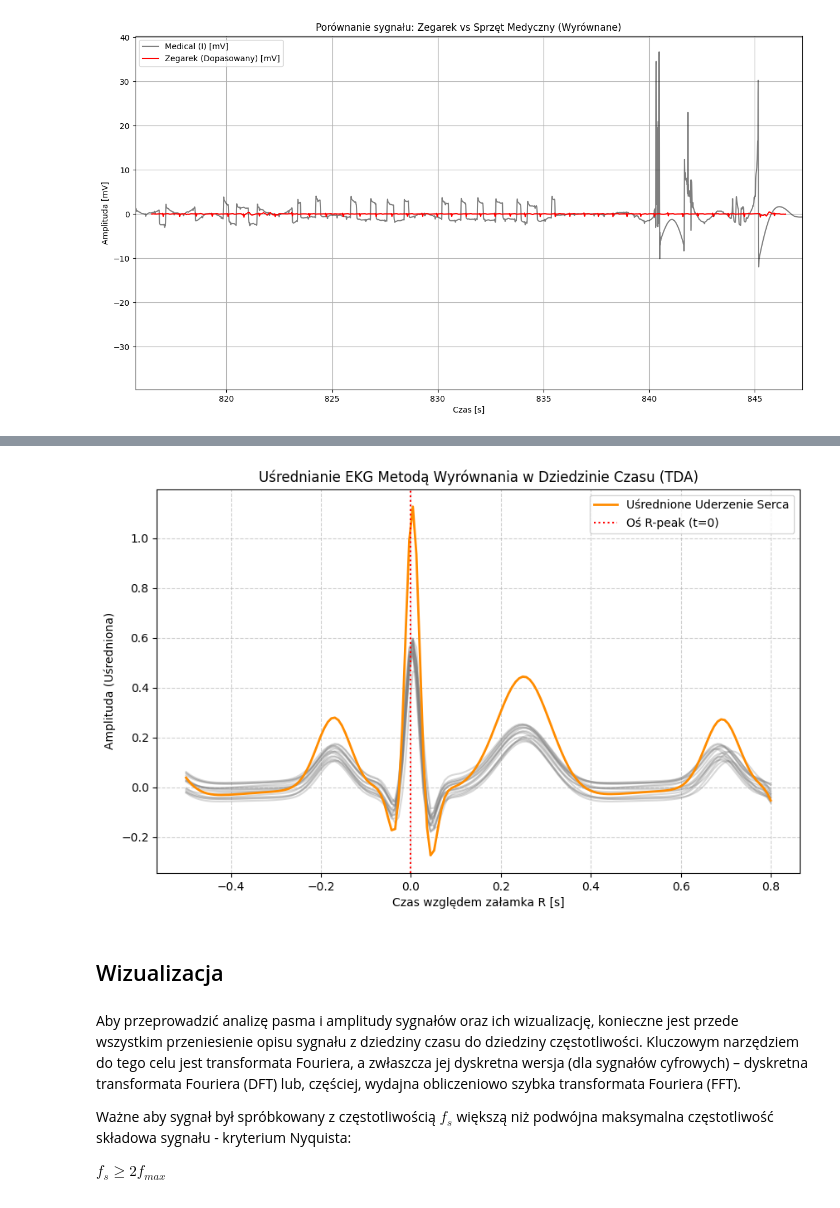
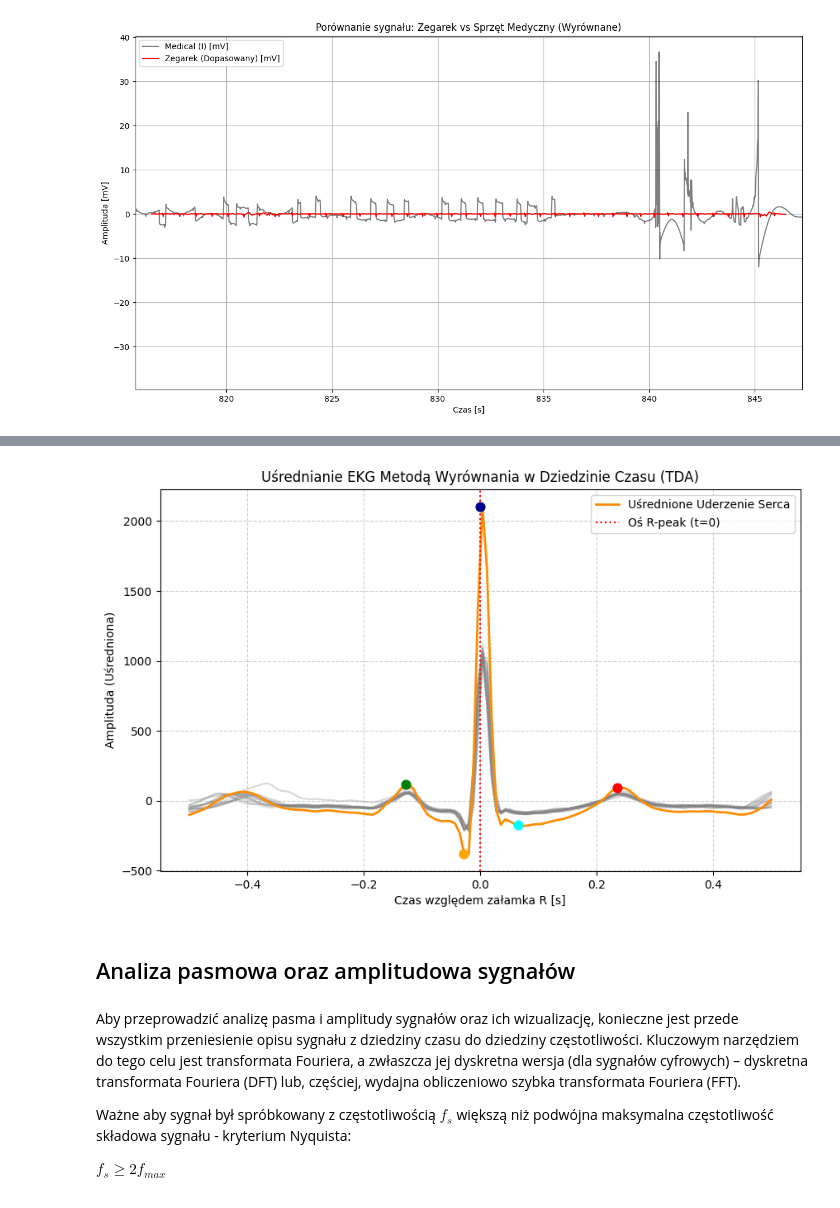
Before and after one commit to MichaelL200/Projekt-EKG, a Jupyter notebook: z4.ipynb, the cells around one changed output, grey strips where cells are left out. Saved outputs shown, nothing was run; the diff lists cells and outputs as text; code cells hidden in the pictures.

Commit message:
add Average heart rate visualization

```diff
--- a/z4.ipynb
+++ b/z4.ipynb
@@ -148,18 +152,16 @@ align_watch_vs_medical(ecg_full, watch_full, csv_fs=500, watch_fs=128, lead_csv=
 # %%
 # 1. Ustawienia i Symulacja
 sf = 128  # Częstotliwość próbkowania
-ecg = nk.ecg_simulate(duration=15, sampling_rate=sf, heart_rate=70)
+# ecg = nk.ecg_simulate(duration=15, sampling_rate=sf, heart_rate=70)
+ecg = data['ECG_Clean'][0][:,5]
 
 # 2. Wykrywanie R-peaków
 _, info = nk.ecg_peaks(ecg, sampling_rate=sf)
 r_peaks = info["ECG_R_Peaks"]
 
-print(r_peaks)
-
-# 3. Ręczna Segmentacja i Wyrównanie (Time-Domain Averaging)
 # Ustawienie okna czasowego (np. od -0.5s do +0.8s wokół R-peaku)
 before_r = int(0.5 * sf)
-after_r = int(0.8 * sf)
+after_r = int(0.5 * sf)
 window_size = before_r + after_r
 
 # Lista do przechowywania wszystkich pojedynczych uderzeń
@@ -178,11 +180,14 @@ for r_peak_index in r_peaks:
 
 # Konwersja listy segmentów na macierz NumPy
 heartbeats_array = np.array(heartbeats)
-# print(heartbeats_array)
+
 
 # Uśrednienie uderzeń (średnia wzdłuż osi próbek, czyli w pionie)
 average_template = np.mean(heartbeats_array, axis=0)
+print(type(average_template))
+print(average_template.shape)
 
+# dealineacja
 delineations, waves = nk.ecg_delineate(
     ecg,
     r_peaks,
@@ -190,46 +195,11 @@ delineations, waves = nk.ecg_delineate(
     method='peak'
 )
 
-diff_p = []
-diff_q = []
-diff_s = []
-diff_t = []
-
-print(delineations.keys())
-print(type(delineations['ECG_Q_Peaks']))
-
-for x in range(len(delineations["ECG_Q_Peaks"])):
-    if delineations["ECG_P_Peaks"][x] != 0:
-        diff_p.append(x)
-        print(x)
-    if delineations["ECG_Q_Peaks"][x] != 0:
-        diff_q.append(x)
-    if delineations["ECG_S_Peaks"][x] != 0:
-        diff_s.append(x)
-    if delineations["ECG_T_Peaks"][x] != 0:
-        diff_t.append(x)
-
-print(len(diff_p), len(diff_q),len(diff_s),len(diff_t),)
-
-for i in range(len(r_peaks)):
-    diff_p[i] = r_peaks[i] - diff_p[i]
-    diff_q[i] = r_peaks[i] - diff_q[i]
-    diff_s[i] = diff_s[i] - r_peaks[i]
-    diff_t[i] = diff_t[i] - r_peaks[i]
-
-# for i in range(len(r_peaks)):
-#     print(diff_s[i])
-
-p_avg = np.mean(diff_p)
-q_avg = np.mean(diff_q)
-s_avg = np.mean(diff_s)
-t_avg = np.mean(diff_t)
-# print(p_avg)
+# 4. Wizualizacja
+colors = {'P': 'green', 'Q': 'orange', 'S': 'cyan', 'T': 'red'}
 
 # Czas w sekundach dla uśrednionego szablonu
-time_points = np.linspace(-0.5, 0.8, len(average_template))
-
-# 4. Wizualizacja
+time_points = np.linspace(-0.5, 0.5, len(average_template))
 
 plt.figure(figsize=(10, 6))
 
@@ -239,11 +209,25 @@ for i in range(min(20, len(heartbeats_array))):
 
 plt.plot(time_points, average_template, color='darkorange', linewidth=2, label='Uśrednione Uderzenie Serca')
 plt.axvline(x=0, color='red', linestyle=':', label='Oś R-peak (t=0)')
-# plt.axvline(x=0-p_avg, color='red', linestyle=':', label='Oś R-peak (t=0)')
 plt.title('Uśrednianie EKG Metodą Wyrównania w Dziedzinie Czasu (TDA)')
 plt.xlabel('Czas względem załamka R [s]')
 plt.ylabel('Amplituda (Uśredniona)')
 plt.grid(True, linestyle='--', alpha=0.6)
+
+cur_peak = np.argmax(average_template)
+# Rysowanie fal P, Q, S, T
+for wave_type in ['P', 'Q', 'S', 'T']:
+    peak_key = f"ECG_{wave_type}_Peaks"
+    values = np.nonzero(delineations[peak_key])[0]
+    diff = abs(r_peaks - values)
+    avg_diff = np.mean(diff)
+
+    index = 0 - (avg_diff / FS) if wave_type in ['P', 'Q'] else 0 + (avg_diff / FS)
+    val = average_template[round(cur_peak - avg_diff)] if wave_type in ['P', 'Q'] else average_template[round(cur_peak + avg_diff)]
+
+    plt.scatter(index, val, color=colors[wave_type], s=60, zorder=5)
+
+plt.scatter(0, average_template[cur_peak], color='darkblue', s=60, zorder=5) # r-pik
 plt.legend()
 plt.show()
 # %% [output]
@@ -267,6 +236,6 @@ Index(['ECG_P_Peaks', 'ECG_Q_Peaks', 'ECG_S_Peaks', 'ECG_T_Peaks',
-[figure, old version]
+[figure, new version]
 # %% [markdown]
-## Wizualizacja
+## Analiza pasmowa oraz amplitudowa sygnałów
 # %% [markdown]
 Aby przeprowadzić analizę pasma i amplitudy sygnałów oraz ich wizualizację, konieczne jest przede wszystkim przeniesienie opisu sygnału z dziedziny czasu do dziedziny częstotliwości. Kluczowym narzędziem do tego celu jest transformata Fouriera, a zwłaszcza jej dyskretna wersja (dla sygnałów cyfrowych) – dyskretna transformata Fouriera (DFT) lub, częściej, wydajna obliczeniowo szybka transformata Fouriera (FFT).
 
```
Also changed, not shown: parts of 4 cells of this notebook.
